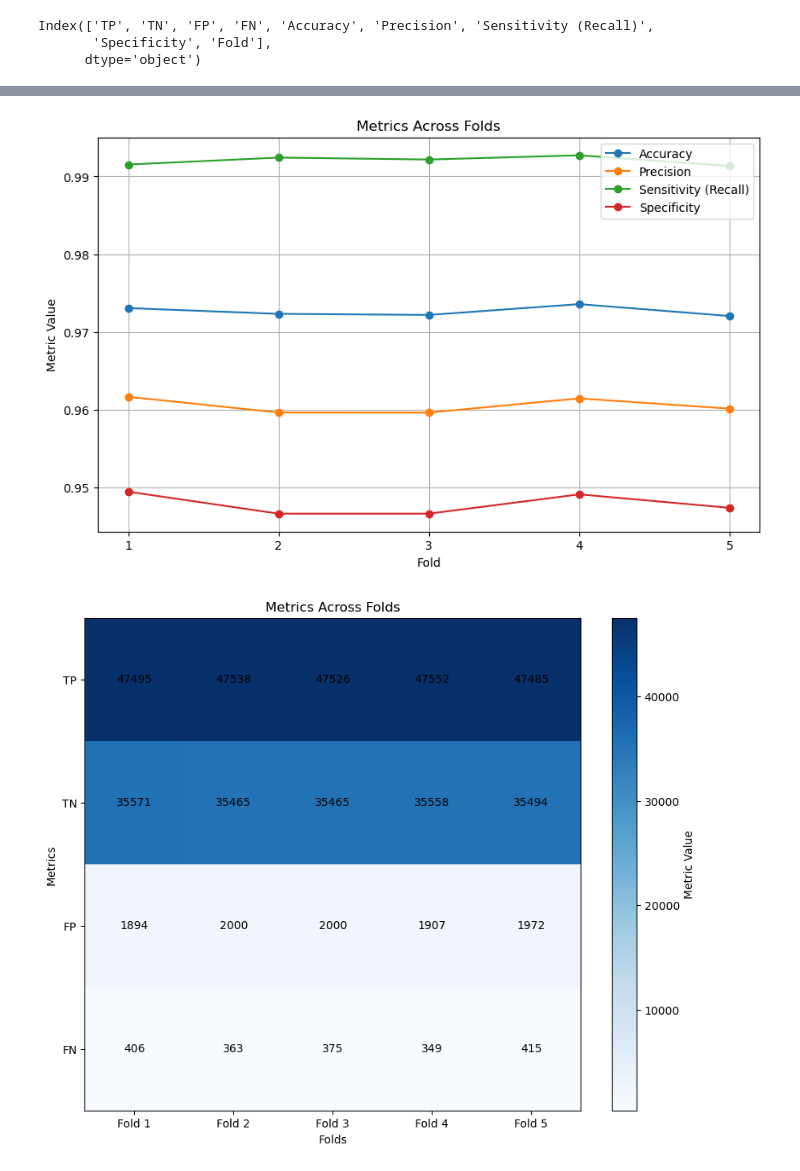
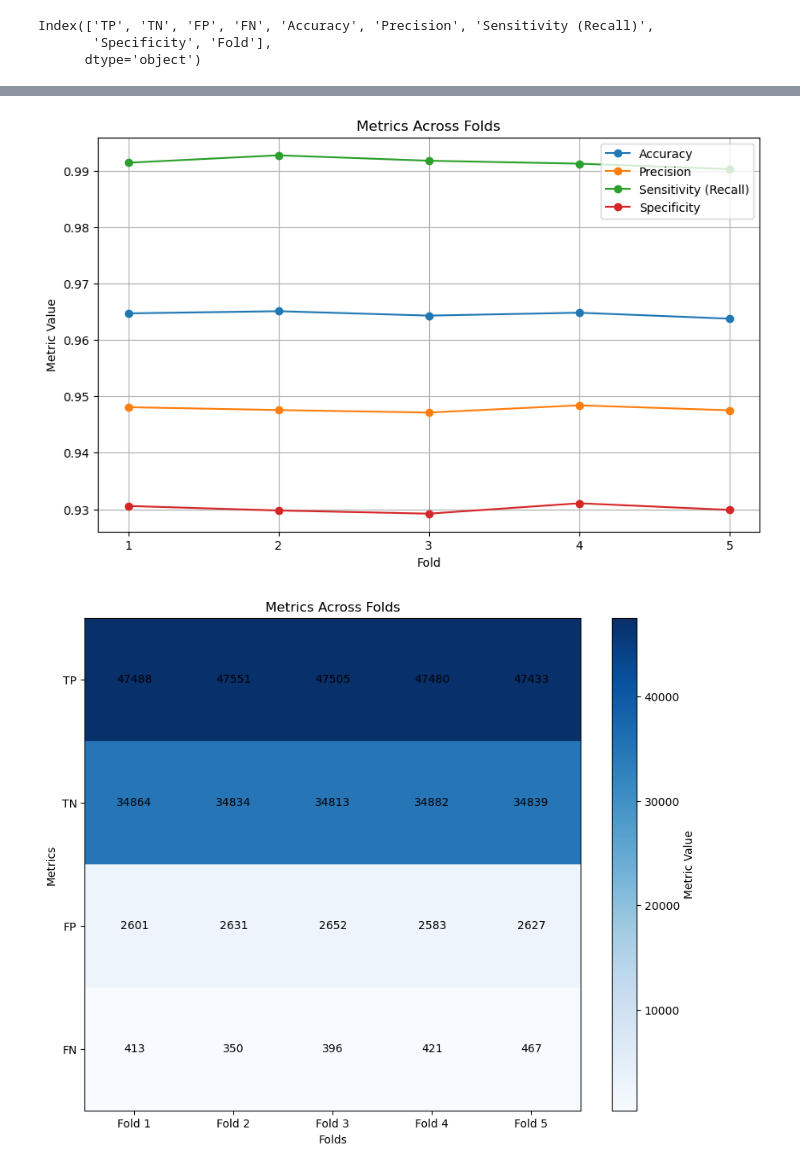
Before and after one commit to B-Kosev/iot-security-network-attacks-analysis, a Jupyter notebook: iot_project.ipynb, the cells around one changed output, grey strips where cells are left out. Saved outputs shown, nothing was run; the diff lists cells and outputs as text; code cells hidden in the pictures.

```diff
--- a/iot_project.ipynb
+++ b/iot_project.ipynb
@@ -536,8 +529,8 @@ Specificity                 0.930063
 Fold                        3.000000
 dtype: float64
 # %%
-# plotting_df = lgbm_results_df
-plotting_df = rf_results_df
+plotting_df = lgbm_results_df
+# plotting_df = rf_results_df
 
 # 1. Line Plot for all metrics across folds
 metrics_labels = ['Accuracy', 'Precision', 'Sensitivity (Recall)', 'Specificity']
@@ -581,32 +574,32 @@ avg_metrics = plotting_df[alarms].mean()
 
 # Create the bar plot
 plt.figure(figsize=(10, 6))
 bars = plt.bar(
     avg_metrics.index,  # Metric names
     avg_metrics.values,  # Average values
     color=['#1f77b4', '#ff7f0e', '#2ca02c', '#d62728', '#9467bd', '#8c564b', '#e377c2', '#7f7f7f'],  # Custom colors
 )
 
 # Add value annotations above each bar
 for bar in bars:
     yval = bar.get_height()
     plt.text(
         bar.get_x() + bar.get_width() / 2,  # Horizontal position
         yval,  # Vertical position
         f'{yval:.4f}',  # Format the value
         ha='center', va='bottom', fontsize=10  # Center alignment
     )
 
 # Add title, labels, and grid lines
 plt.title('Average Metrics Across Folds', fontsize=14)
 plt.ylabel('Value', fontsize=12)
 plt.xlabel('Metrics', fontsize=12)
 plt.xticks(rotation=45, fontsize=10)
 plt.grid(axis='y', linestyle='--', alpha=0.7)
 
 # Show the plot
 plt.tight_layout()
 plt.show()
 # %% [output]
-[figure, old version]
+[figure, new version]
 [figure]
```
Also changed, not shown: parts of 23 cells of this notebook.
